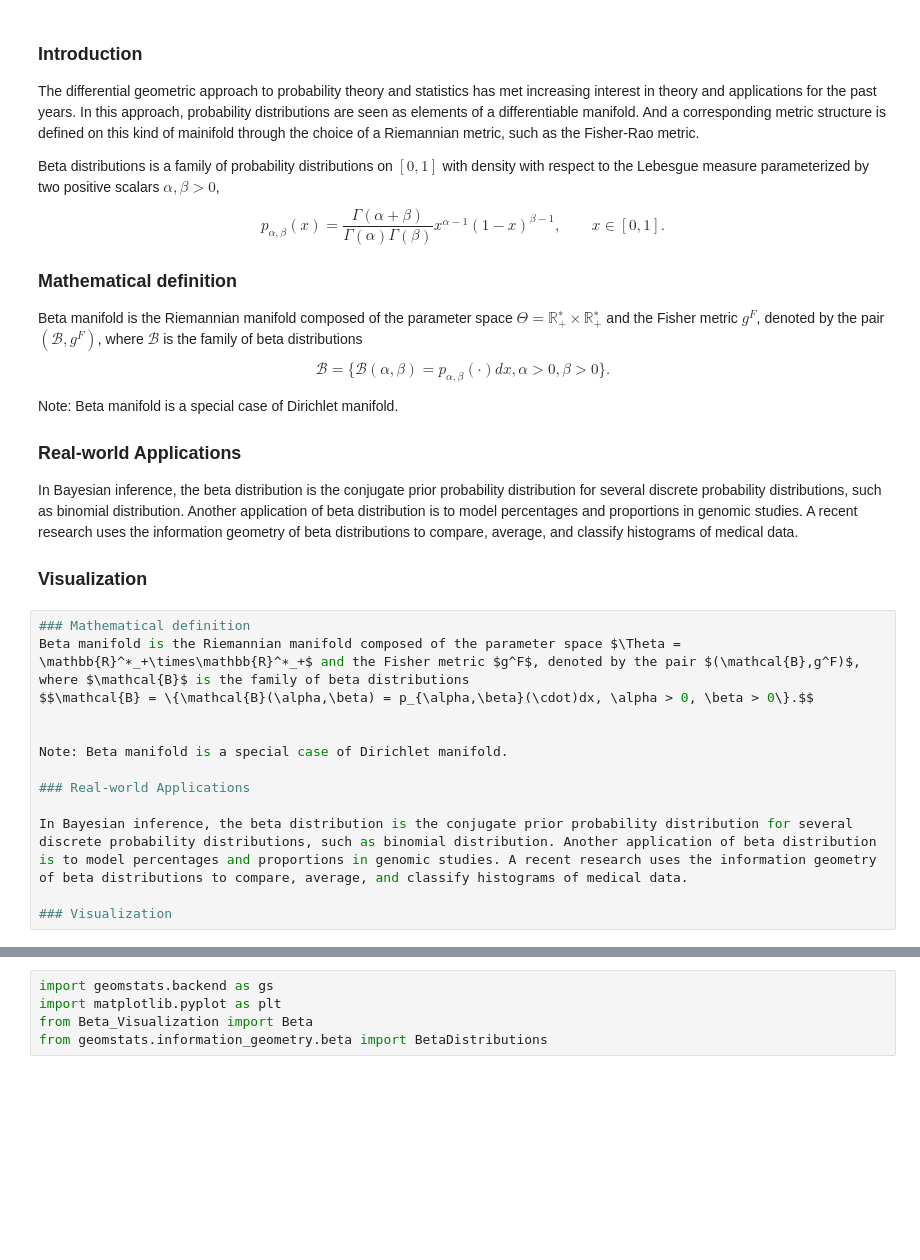
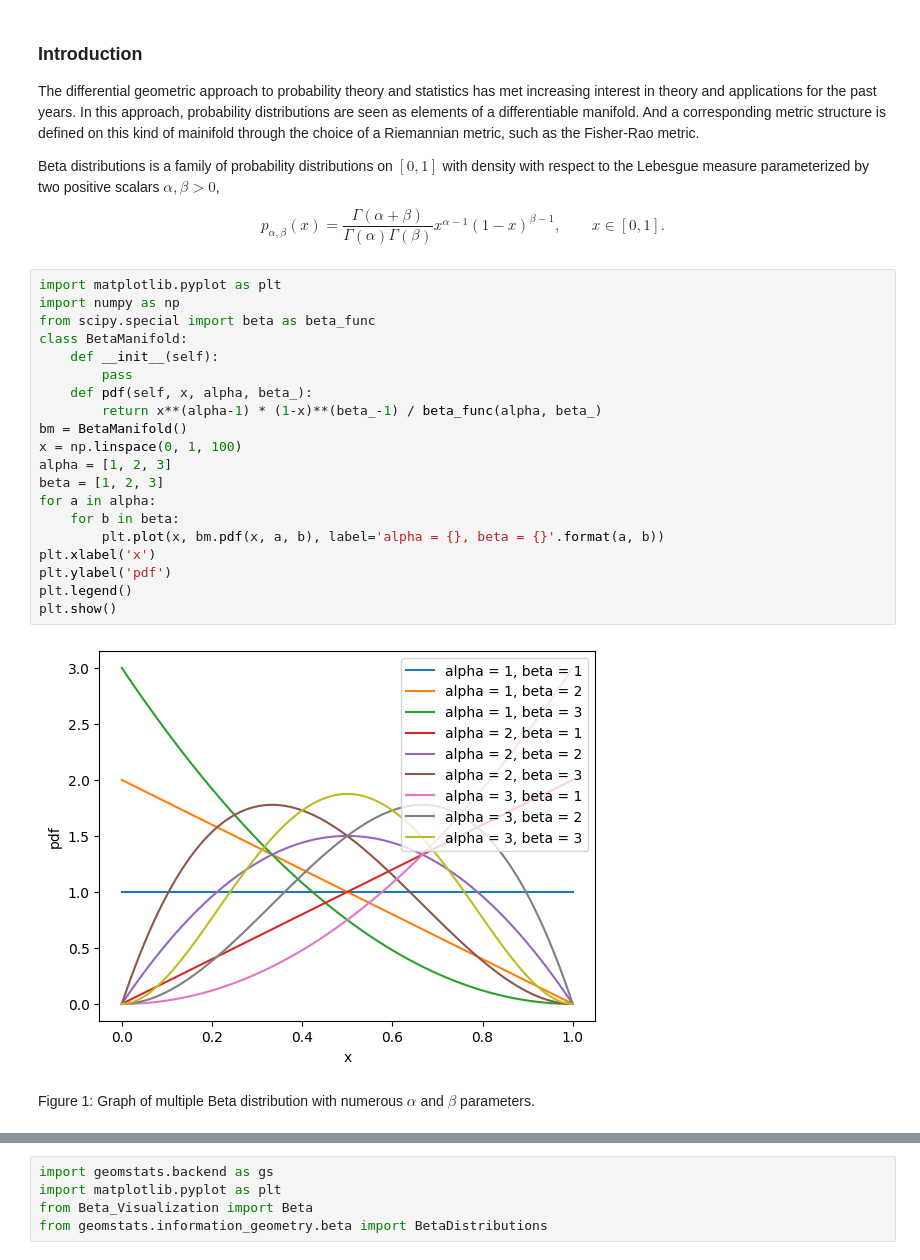
Before and after one commit to rrstofer/ece594n, a Jupyter notebook: hw_geomviz/manifold_of_beta_distributions/Beta_Visualization.ipynb, the cells around one changed output, grey strips where cells are left out. Drawn from its saved outputs; the diff is of its cells as text; blank space fills up the shorter version.

Commit message:
added beta figure

```diff
--- a/hw_geomviz/manifold_of_beta_distributions/Beta_Visualization.ipynb
+++ b/hw_geomviz/manifold_of_beta_distributions/Beta_Visualization.ipynb
@@ -14,30 +10,27 @@ The differential geometric approach to probability theory and statistics has met
 
 Beta distributions is a family of probability distributions on $[0, 1]$ with density with respect to the Lebesgue measure parameterized by two positive scalars $\alpha, \beta > 0$,
 $$p_{\alpha, \beta}(x)=\frac{\Gamma(\alpha+\beta)}{\Gamma(\alpha)\Gamma(\beta)}x^{\alpha-1}(1-x)^{\beta-1},\qquad x\in[0,1].$$
-
-
-### Mathematical definition
-Beta manifold is the Riemannian manifold composed of the parameter space $\Theta = \mathbb{R}^∗_+\times\mathbb{R}^∗_+$ and the Fisher metric $g^F$, denoted by the pair $(\mathcal{B},g^F)$, where $\mathcal{B}$ is the family of beta distributions
-$$\mathcal{B} = \{\mathcal{B}(\alpha,\beta) = p_{\alpha,\beta}(\cdot)dx, \alpha > 0, \beta > 0\}.$$
-
-
-Note: Beta manifold is a special case of Dirichlet manifold.
-
-### Real-world Applications
-
-In Bayesian inference, the beta distribution is the conjugate prior probability distribution for several discrete probability distributions, such as binomial distribution. Another application of beta distribution is to model percentages and proportions in genomic studies. A recent research uses the information geometry of beta distributions to compare, average, and classify histograms of medical data.
-
-### Visualization
-# %%
-### Mathematical definition
-Beta manifold is the Riemannian manifold composed of the parameter space $\Theta = \mathbb{R}^∗_+\times\mathbb{R}^∗_+$ and the Fisher metric $g^F$, denoted by the pair $(\mathcal{B},g^F)$, where $\mathcal{B}$ is the family of beta distributions
-$$\mathcal{B} = \{\mathcal{B}(\alpha,\beta) = p_{\alpha,\beta}(\cdot)dx, \alpha > 0, \beta > 0\}.$$
-
-
-Note: Beta manifold is a special case of Dirichlet manifold.
-
-### Real-world Applications
-
-In Bayesian inference, the beta distribution is the conjugate prior probability distribution for several discrete probability distributions, such as binomial distribution. Another application of beta distribution is to model percentages and proportions in genomic studies. A recent research uses the information geometry of beta distributions to compare, average, and classify histograms of medical data.
-
-### Visualization
+# %%
+import matplotlib.pyplot as plt
+import numpy as np
+from scipy.special import beta as beta_func
+class BetaManifold:
+    def __init__(self):
+        pass
+    def pdf(self, x, alpha, beta_):
+        return x**(alpha-1) * (1-x)**(beta_-1) / beta_func(alpha, beta_)
+bm = BetaManifold()
+x = np.linspace(0, 1, 100)
+alpha = [1, 2, 3]
+beta = [1, 2, 3]
+for a in alpha:
+    for b in beta:
+        plt.plot(x, bm.pdf(x, a, b), label='alpha = {}, beta = {}'.format(a, b))
+plt.xlabel('x')
+plt.ylabel('pdf')
+plt.legend()
+plt.show()
+# %% [output]
+[figure, added]
+# %% [markdown]
+Figure 1: Graph of multiple Beta distribution with numerous $\alpha$ and $\beta$ parameters.
```
Also changed, not shown: parts of 2 cells of this notebook.
